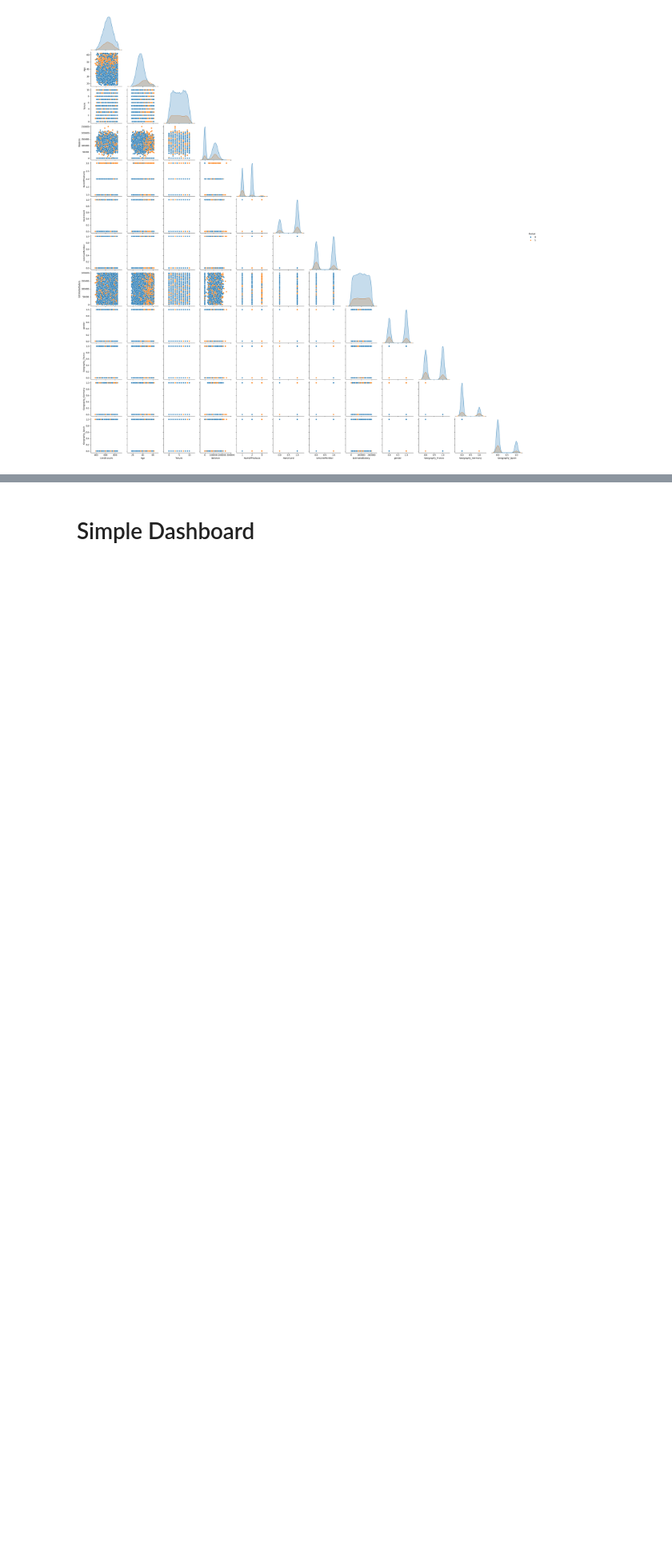
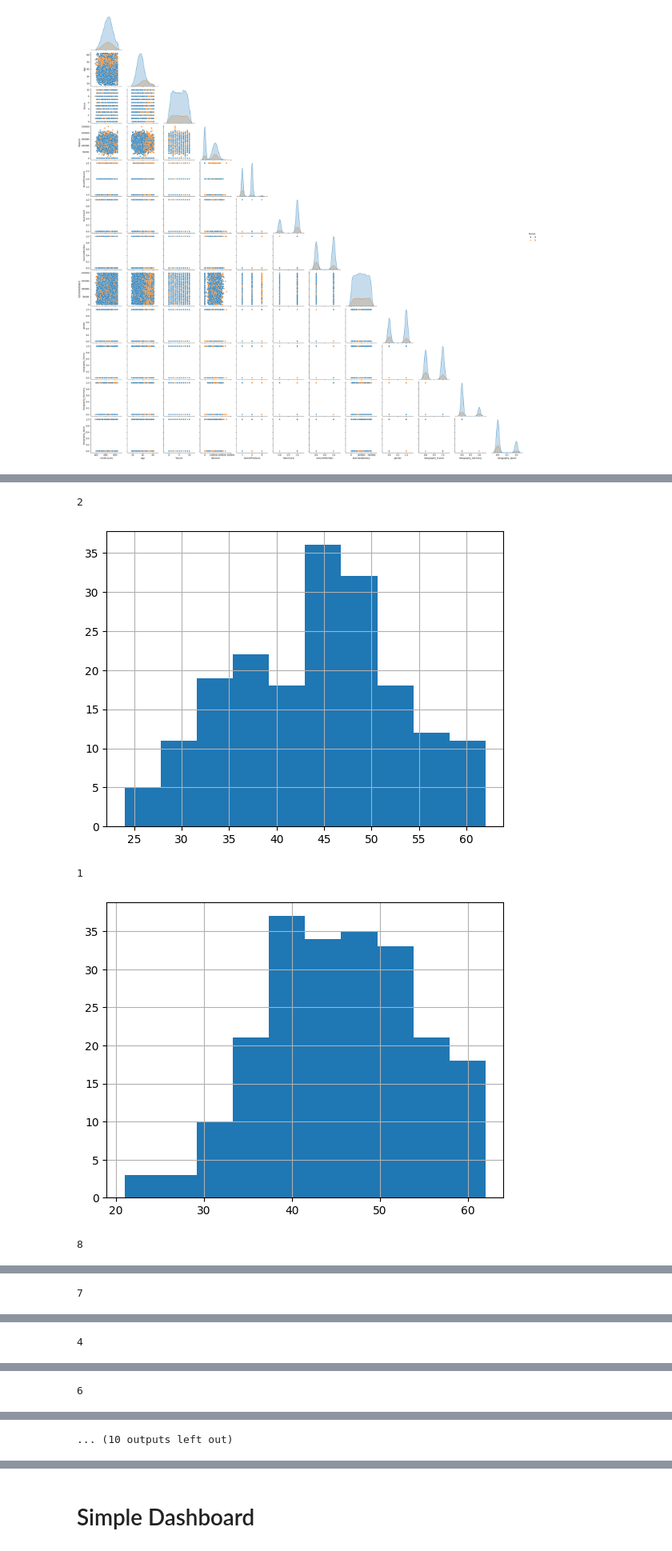
Before and after one commit to saeed159/Customer-churn-prediction-and-Analysis, a Jupyter notebook: EDA_Bank_Customers_Churn.ipynb, the cells around one changed output, grey strips where cells are left out. Shown at 80% size. Drawn from its saved outputs; the diff is of its cells as text; code cells hidden in the pictures; blank space fills up the shorter version.

```diff
--- a/EDA_Bank_Customers_Churn.ipynb
+++ b/EDA_Bank_Customers_Churn.ipynb
@@ -601,0 +790,11 @@ sns.pairplot(data,hue="Exited", diag_kind="kde", corner=True)
+# %%
+for i in data["Tenure "].unique():
+    data[(data["Tenure "]==i) & (data["Exited"]==1)]["Age"].hist()
+    print(i)
+    plt.show()
+# %% [output]
+2
+[figure, added]
+1
+[figure, added]
+8
@@ -601,0 +802 @@ sns.pairplot(data,hue="Exited", diag_kind="kde", corner=True)
+7
@@ -601,0 +804 @@ sns.pairplot(data,hue="Exited", diag_kind="kde", corner=True)
+4
@@ -601,0 +806 @@ sns.pairplot(data,hue="Exited", diag_kind="kde", corner=True)
+6
@@ -602,3 +808,4 @@ sns.pairplot(data,hue="Exited", diag_kind="kde", corner=True)
+... (10 outputs left out)
 # %% [markdown]
 
 
```
Also changed, not shown: parts of 13 cells of this notebook.
